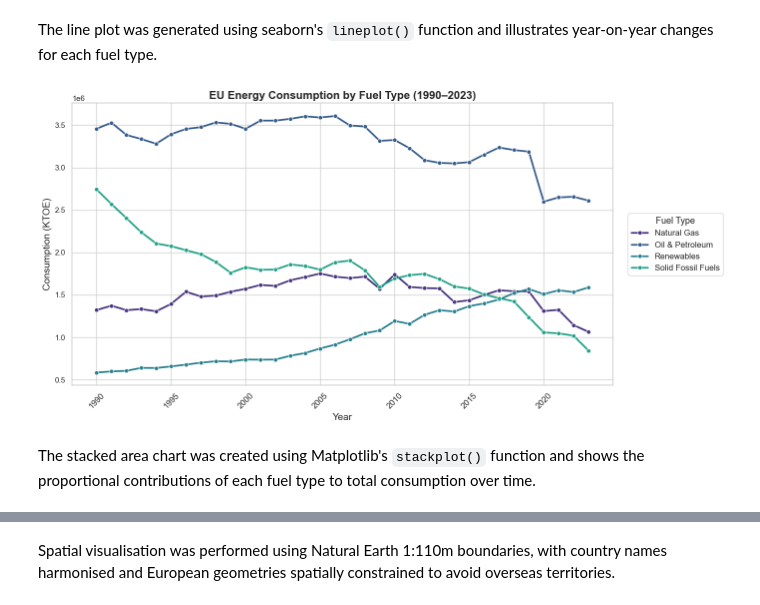
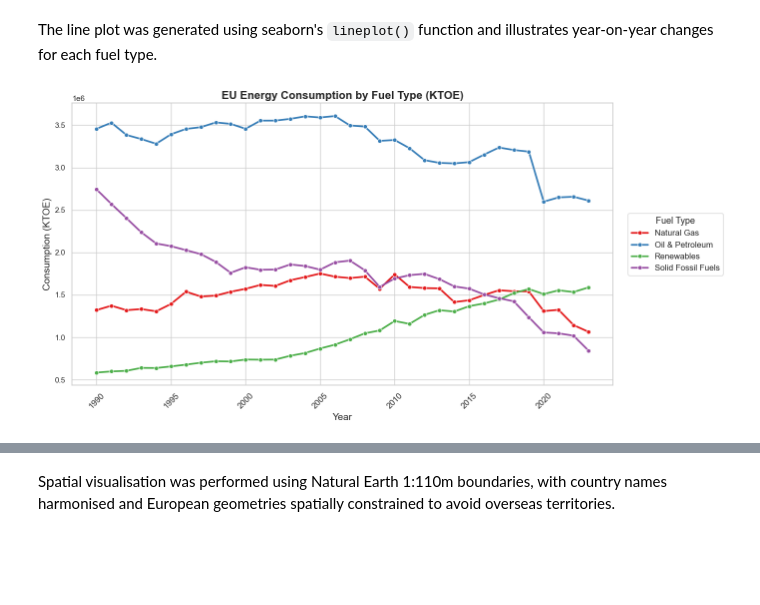
Before and after one commit to AnnaLozenko/PFDA_Project, a Jupyter notebook: eu_energy_sources_analysis.ipynb, the cells around one changed output, grey strips where cells are left out. Saved outputs shown, nothing was run; the diff lists cells and outputs as text; code cells hidden in the pictures; blank space fills up the shorter version.

Commit message:
changed color palettes, added machine learning part

```diff
--- a/eu_energy_sources_analysis.ipynb
+++ b/eu_energy_sources_analysis.ipynb
@@ -217,4 +163,4 @@ oil_petrol_clean.head()
 # %%
-solid_fossil_fuels_clean = clean_and_aggregate(solid_fossil_fuels_df)
+solid_fossil_fuels_clean = clean_and_aggregate(solid_fossil_fuels_df, 'Solid Fossil Fuels' )
 solid_fossil_fuels_clean.head()
 # %% [output]
@@ -227,4 +173,4 @@ solid_fossil_fuels_clean.head()
 # %%
-natural_gas_clean = clean_and_aggregate(natural_gas_df)
+natural_gas_clean = clean_and_aggregate(natural_gas_df, 'Natural Gas')
 natural_gas_clean.head()
 # %% [output]
@@ -237,4 +183,4 @@ natural_gas_clean.head()
 # %%
-renewables_clean = clean_and_aggregate(renewables_df)
+renewables_clean = clean_and_aggregate(renewables_df, 'Renewables')
 renewables_clean.head()
 # %% [output]
@@ -264,6 +192,0 @@ Each cleaned dataset was augmented with a new column indicating the fuel type be
-# %%
-# Add fuel type column to each dataframe
-oil_petrol_clean['fuel_type'] = 'Oil & Petroleum'
-solid_fossil_fuels_clean['fuel_type'] = 'Solid Fossil Fuels'
-natural_gas_clean['fuel_type'] = 'Natural Gas'
-renewables_clean['fuel_type'] = 'Renewables'
@@ -581,35 +519,34 @@ eu_fuel_year = (
     all_energy[all_energy["Year"] < 2024]
     .groupby(['Year', 'fuel_type'], as_index=False)['Consumption_KTOE']
     .sum()
 )
 plt.figure(figsize=(14,7))
 
 sns.lineplot(
     data=eu_fuel_year,
     x="Year",
     y="Consumption_KTOE",
     hue="fuel_type",
     linewidth=2.5,
-    marker="o"
+    marker="o",
+    palette="Set1",
 )
 
-plt.title("EU Energy Consumption by Fuel Type (1990–2023)", fontsize=16, weight="bold")
+plt.title("EU Energy Consumption by Fuel Type (KTOE)", fontsize=16, weight="bold")
 plt.xlabel("Year", fontsize=14)
 plt.ylabel("Consumption (KTOE)", fontsize=14)
 plt.xticks(rotation=45, fontsize=12)
 plt.legend(title="Fuel Type", fontsize=12, title_fontsize=13)
 # Move legend outside the plot (right side)
 plt.legend(
     title="Fuel Type",
     fontsize=12,
     title_fontsize=13,
     loc="center left",
     bbox_to_anchor=(1.02, 0.5)
 )
 
 plt.tight_layout()
 plt.show()
 # %% [output]
-[figure, old version]
+[figure, new version]
-# %% [markdown]
-The stacked area chart was created using Matplotlib's `stackplot()` function and shows the proportional contributions of each fuel type to total consumption over time.
```
Also changed, not shown: parts of 64 cells of this notebook.
